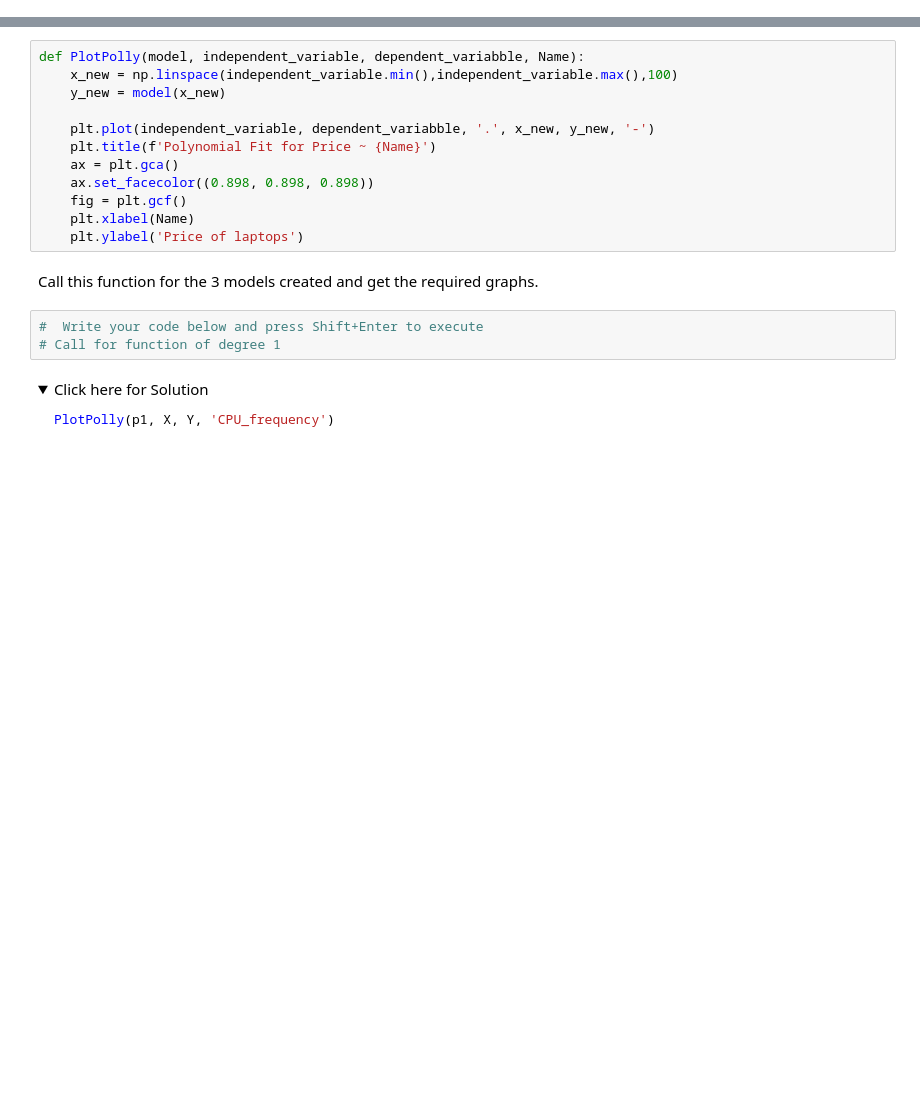
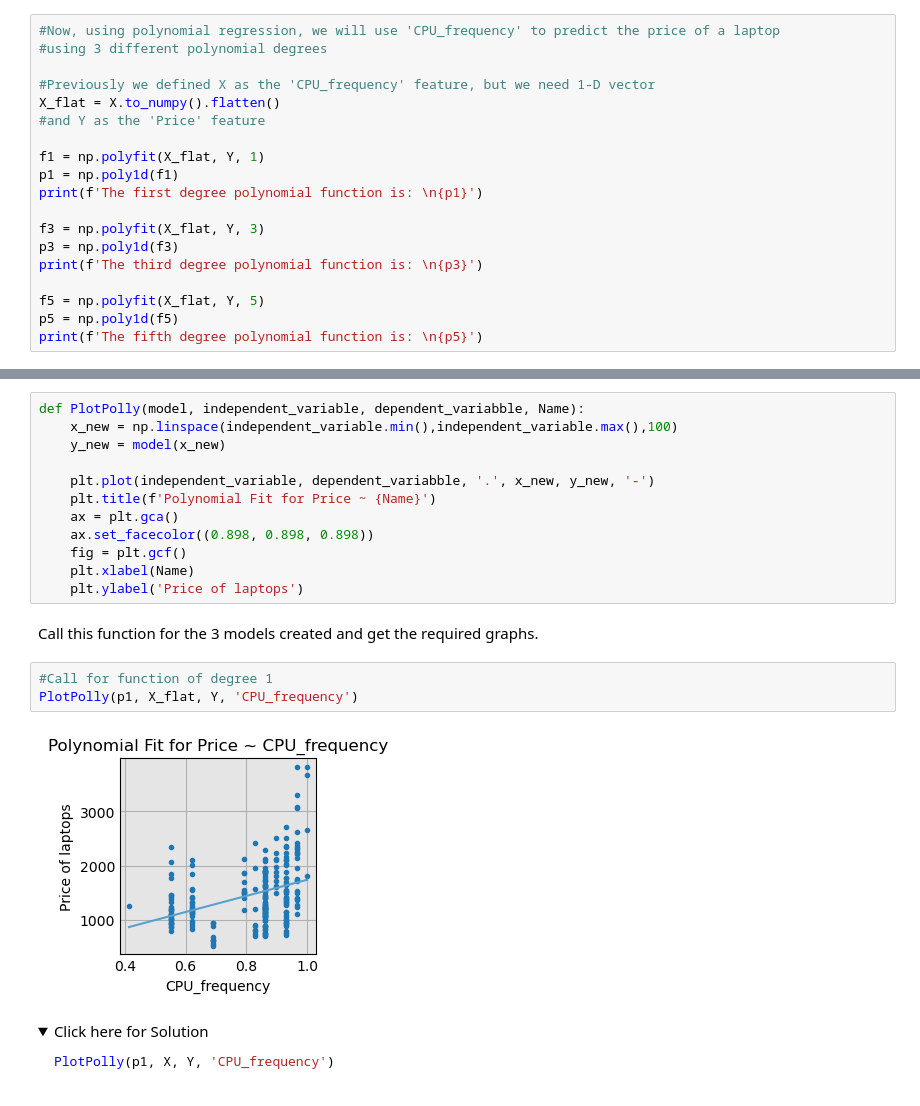
Before and after one commit to PedroRgz/CareerAcademy-IBM-DS-LaptopsPrices, a Jupyter notebook: Model-Development-LaptopPrice.ipynb, the cells around one changed output, grey strips where cells are left out. Saved outputs shown, nothing was run; the diff lists cells and outputs as text; folded sections open; blank space fills up the shorter version.

```diff
--- a/Model-Development-LaptopPrice.ipynb
+++ b/Model-Development-LaptopPrice.ipynb
@@ -324,0 +323,19 @@ Use the variable "CPU_frequency" to create Polynomial features. Try this for 3 d
+# %%
+#Now, using polynomial regression, we will use 'CPU_frequency' to predict the price of a laptop
+#using 3 different polynomial degrees
+
+#Previously we defined X as the 'CPU_frequency' feature, but we need 1-D vector
+X_flat = X.to_numpy().flatten()
+#and Y as the 'Price' feature
+
+f1 = np.polyfit(X_flat, Y, 1)
+p1 = np.poly1d(f1)
+print(f'The first degree polynomial function is: \n{p1}')
+
+f3 = np.polyfit(X_flat, Y, 3)
+p3 = np.poly1d(f3)
+print(f'The third degree polynomial function is: \n{p3}')
+
+f5 = np.polyfit(X_flat, Y, 5)
+p5 = np.poly1d(f5)
+print(f'The fifth degree polynomial function is: \n{p5}')
@@ -356,8 +385,10 @@ def PlotPolly(model, independent_variable, dependent_variabble, Name):
 # %% [markdown]
 Call this function for the 3 models created and get the required graphs.
 # %%
-#  Write your code below and press Shift+Enter to execute
-# Call for function of degree 1
+#Call for function of degree 1
+PlotPolly(p1, X_flat, Y, 'CPU_frequency')
+# %% [output]
+[figure, added]
 # %% [markdown]
 <details>
     <summary>Click here for Solution</summary>
```
Also changed, not shown: parts of 8 cells of this notebook.
